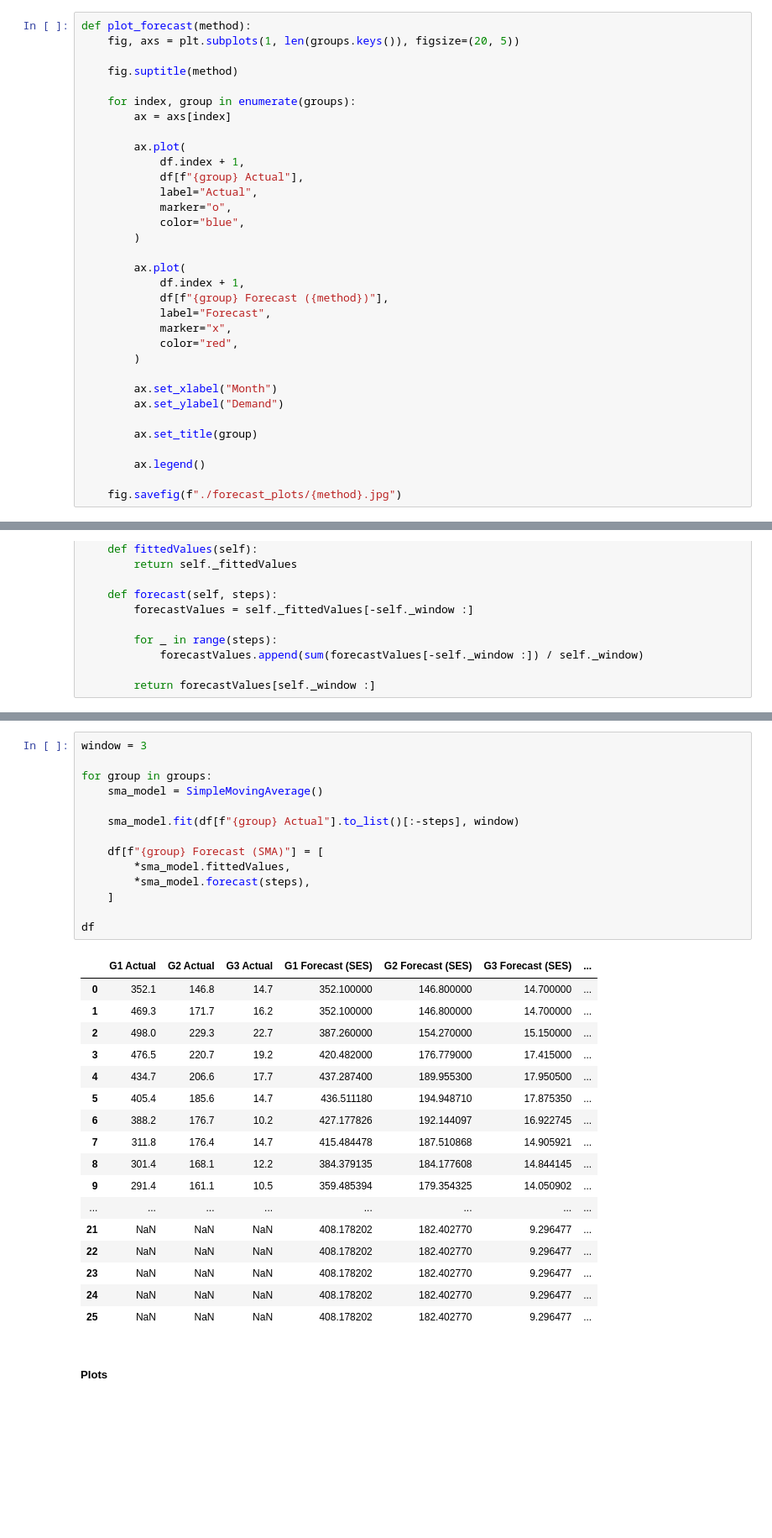
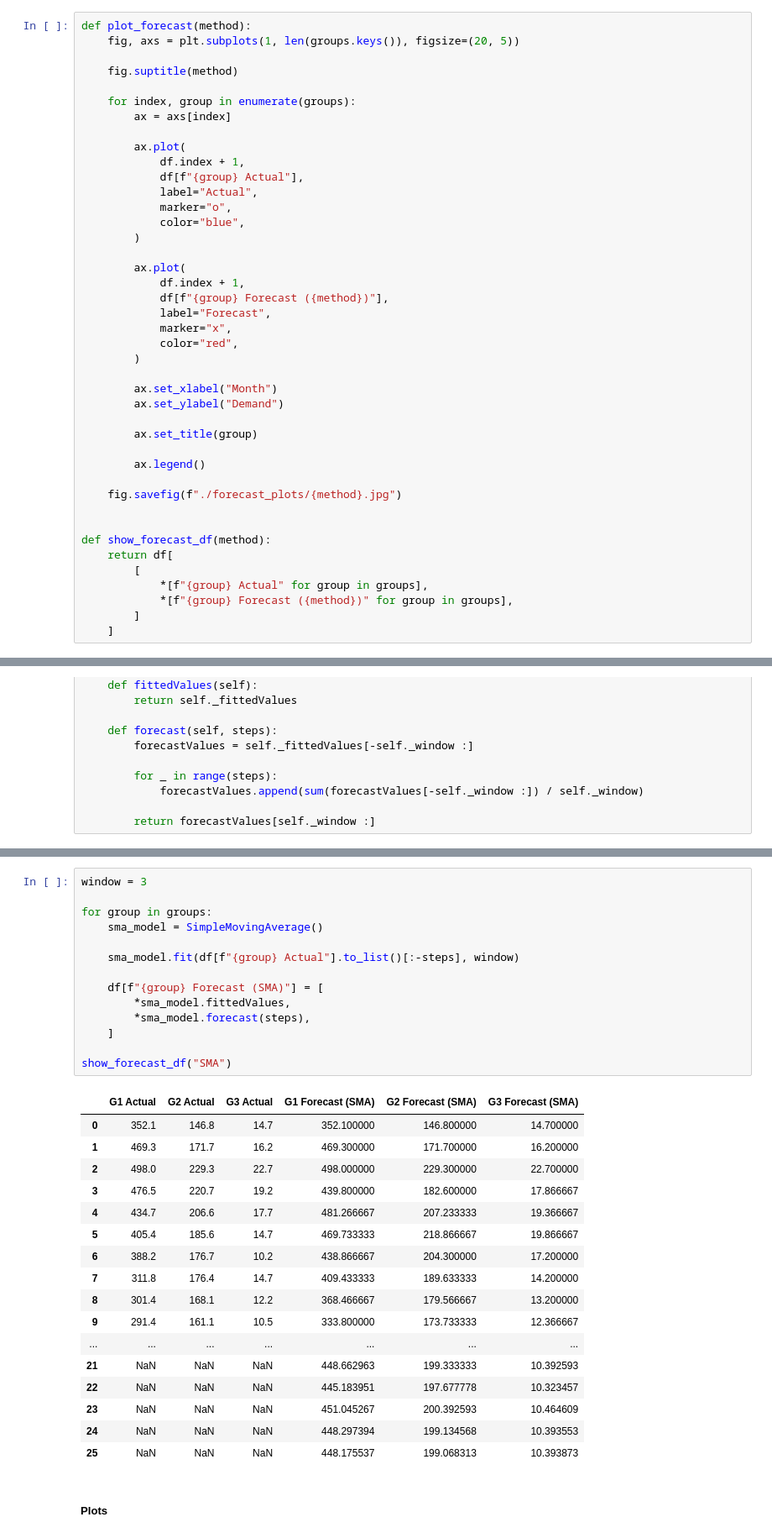
Before and after one commit to Hawmex/aut_pp_project, a Jupyter notebook: notebook.ipynb, the cells around one changed output, grey strips where cells are left out. Shown: that part at 84% size. Cells and saved outputs as stored; diff of their text form; blank space fills up the shorter version.

```diff
--- a/notebook.ipynb
+++ b/notebook.ipynb
@@ -89,3 +118,12 @@ def plot_forecast(method):
         ax.legend()
 
     fig.savefig(f"./forecast_plots/{method}.jpg")
+
+
+def show_forecast_df(method):
+    return df[
+        [
+            *[f"{group} Actual" for group in groups],
+            *[f"{group} Forecast ({method})" for group in groups],
+        ]
+    ]
@@ -185,35 +240,35 @@ class SimpleMovingAverage:
 # %%
 window = 3
 
 for group in groups:
     sma_model = SimpleMovingAverage()
 
     sma_model.fit(df[f"{group} Actual"].to_list()[:-steps], window)
 
     df[f"{group} Forecast (SMA)"] = [
         *sma_model.fittedValues,
         *sma_model.forecast(steps),
     ]
 
-df
+show_forecast_df("SMA")
 # %% [output]
-|  | G1 Actual | G2 Actual | G3 Actual | G1 Forecast (SES) | G2 Forecast (SES) | G3 Forecast (SES) | ... |
-| 0 | 352.1 | 146.8 | 14.7 | 352.100000 | 146.800000 | 14.700000 | ... |
-| 1 | 469.3 | 171.7 | 16.2 | 352.100000 | 146.800000 | 14.700000 | ... |
-| 2 | 498.0 | 229.3 | 22.7 | 387.260000 | 154.270000 | 15.150000 | ... |
-| 3 | 476.5 | 220.7 | 19.2 | 420.482000 | 176.779000 | 17.415000 | ... |
-| 4 | 434.7 | 206.6 | 17.7 | 437.287400 | 189.955300 | 17.950500 | ... |
-| 5 | 405.4 | 185.6 | 14.7 | 436.511180 | 194.948710 | 17.875350 | ... |
-| 6 | 388.2 | 176.7 | 10.2 | 427.177826 | 192.144097 | 16.922745 | ... |
-| 7 | 311.8 | 176.4 | 14.7 | 415.484478 | 187.510868 | 14.905921 | ... |
-| 8 | 301.4 | 168.1 | 12.2 | 384.379135 | 184.177608 | 14.844145 | ... |
-| 9 | 291.4 | 161.1 | 10.5 | 359.485394 | 179.354325 | 14.050902 | ... |
-| ... | ... | ... | ... | ... | ... | ... | ... |
-| 21 | NaN | NaN | NaN | 408.178202 | 182.402770 | 9.296477 | ... |
-| 22 | NaN | NaN | NaN | 408.178202 | 182.402770 | 9.296477 | ... |
-| 23 | NaN | NaN | NaN | 408.178202 | 182.402770 | 9.296477 | ... |
-| 24 | NaN | NaN | NaN | 408.178202 | 182.402770 | 9.296477 | ... |
-| 25 | NaN | NaN | NaN | 408.178202 | 182.402770 | 9.296477 | ... |
+|  | G1 Actual | G2 Actual | G3 Actual | G1 Forecast (SMA) | G2 Forecast (SMA) | G3 Forecast (SMA) |
+| 0 | 352.1 | 146.8 | 14.7 | 352.100000 | 146.800000 | 14.700000 |
+| 1 | 469.3 | 171.7 | 16.2 | 469.300000 | 171.700000 | 16.200000 |
+| 2 | 498.0 | 229.3 | 22.7 | 498.000000 | 229.300000 | 22.700000 |
+| 3 | 476.5 | 220.7 | 19.2 | 439.800000 | 182.600000 | 17.866667 |
+| 4 | 434.7 | 206.6 | 17.7 | 481.266667 | 207.233333 | 19.366667 |
+| 5 | 405.4 | 185.6 | 14.7 | 469.733333 | 218.866667 | 19.866667 |
+| 6 | 388.2 | 176.7 | 10.2 | 438.866667 | 204.300000 | 17.200000 |
+| 7 | 311.8 | 176.4 | 14.7 | 409.433333 | 189.633333 | 14.200000 |
+| 8 | 301.4 | 168.1 | 12.2 | 368.466667 | 179.566667 | 13.200000 |
+| 9 | 291.4 | 161.1 | 10.5 | 333.800000 | 173.733333 | 12.366667 |
+| ... | ... | ... | ... | ... | ... | ... |
+| 21 | NaN | NaN | NaN | 448.662963 | 199.333333 | 10.392593 |
+| 22 | NaN | NaN | NaN | 445.183951 | 197.677778 | 10.323457 |
+| 23 | NaN | NaN | NaN | 451.045267 | 200.392593 | 10.464609 |
+| 24 | NaN | NaN | NaN | 448.297394 | 199.134568 | 10.393553 |
+| 25 | NaN | NaN | NaN | 448.175537 | 199.068313 | 10.393873 |
 # %% [markdown]
 ##### Plots
 # %%
```
Also changed, not shown: parts of 37 cells of this notebook, 1 other file.
